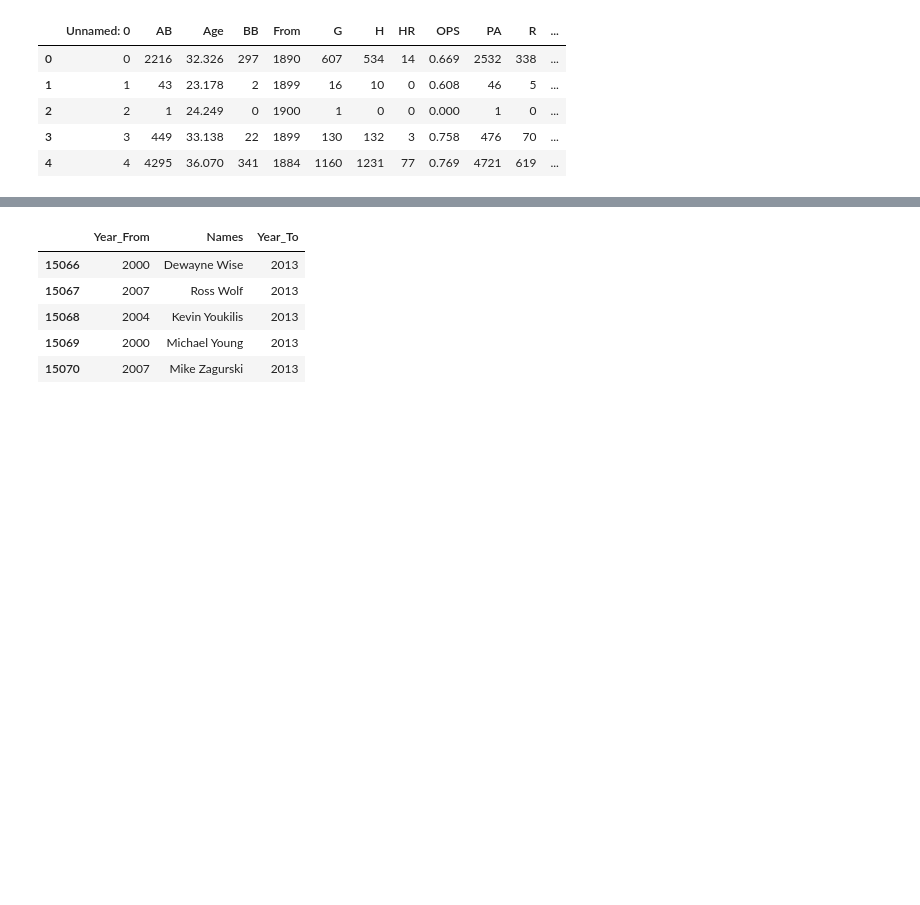
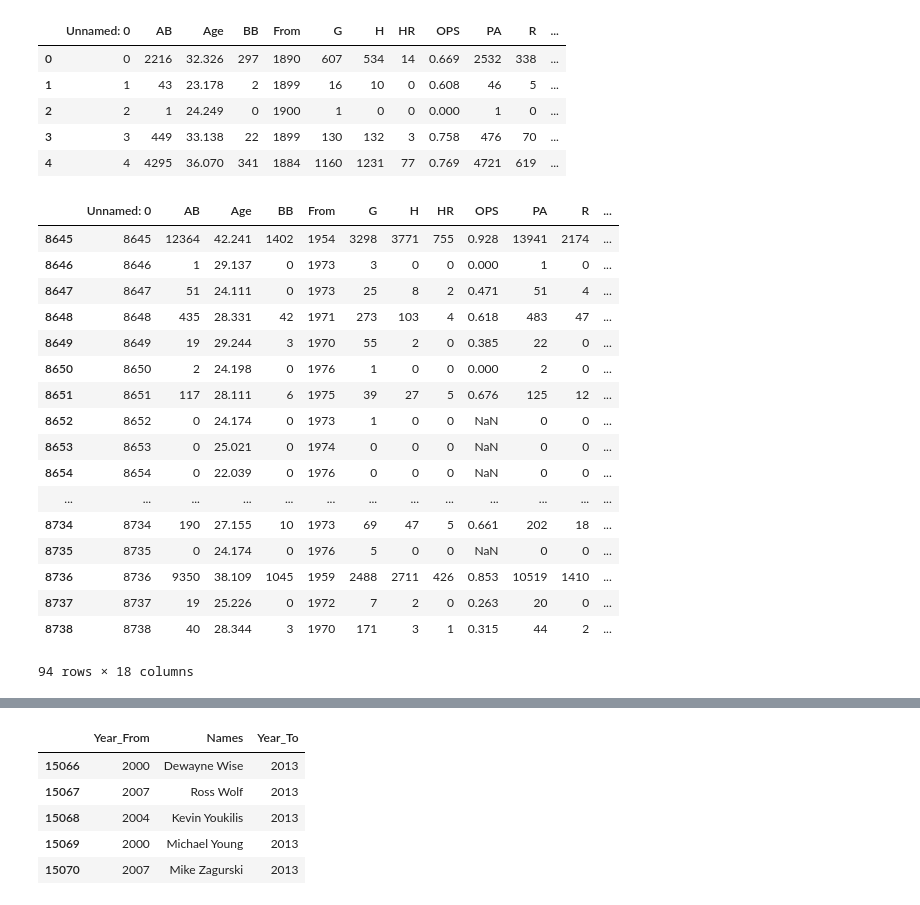
Before and after one commit to JulienAssouline/data-studios-projects, a Jupyter notebook: code/Baseball_life/Baseball life analysis.ipynb, the cells around one changed output, grey strips where cells are left out. Drawn from its saved outputs; the diff is of its cells as text; code cells hidden in the pictures; blank space fills up the shorter version.

```diff
--- a/code/Baseball_life/Baseball life analysis.ipynb
+++ b/code/Baseball_life/Baseball life analysis.ipynb
@@ -12,3 +12,24 @@ Baseball_careers.head()
 | 2 | 2 | 1 | 24.249 | 0 | 1900 | 1 | 0 | 0 | 0.000 | 1 | 0 | ... |
 | 3 | 3 | 449 | 33.138 | 22 | 1899 | 130 | 132 | 3 | 0.758 | 476 | 70 | ... |
 | 4 | 4 | 4295 | 36.070 | 341 | 1884 | 1160 | 1231 | 77 | 0.769 | 4721 | 619 | ... |
+# %%
+Baseball_careers[Baseball_careers["To"] == 1976]
+# %% [output]
+|  | Unnamed: 0 | AB | Age | BB | From | G | H | HR | OPS | PA | R | ... |
+| 8645 | 8645 | 12364 | 42.241 | 1402 | 1954 | 3298 | 3771 | 755 | 0.928 | 13941 | 2174 | ... |
+| 8646 | 8646 | 1 | 29.137 | 0 | 1973 | 3 | 0 | 0 | 0.000 | 1 | 0 | ... |
+| 8647 | 8647 | 51 | 24.111 | 0 | 1973 | 25 | 8 | 2 | 0.471 | 51 | 4 | ... |
+| 8648 | 8648 | 435 | 28.331 | 42 | 1971 | 273 | 103 | 4 | 0.618 | 483 | 47 | ... |
+| 8649 | 8649 | 19 | 29.244 | 3 | 1970 | 55 | 2 | 0 | 0.385 | 22 | 0 | ... |
+| 8650 | 8650 | 2 | 24.198 | 0 | 1976 | 1 | 0 | 0 | 0.000 | 2 | 0 | ... |
+| 8651 | 8651 | 117 | 28.111 | 6 | 1975 | 39 | 27 | 5 | 0.676 | 125 | 12 | ... |
+| 8652 | 8652 | 0 | 24.174 | 0 | 1973 | 1 | 0 | 0 | NaN | 0 | 0 | ... |
+| 8653 | 8653 | 0 | 25.021 | 0 | 1974 | 0 | 0 | 0 | NaN | 0 | 0 | ... |
+| 8654 | 8654 | 0 | 22.039 | 0 | 1976 | 0 | 0 | 0 | NaN | 0 | 0 | ... |
+| ... | ... | ... | ... | ... | ... | ... | ... | ... | ... | ... | ... | ... |
+| 8734 | 8734 | 190 | 27.155 | 10 | 1973 | 69 | 47 | 5 | 0.661 | 202 | 18 | ... |
+| 8735 | 8735 | 0 | 24.174 | 0 | 1976 | 5 | 0 | 0 | NaN | 0 | 0 | ... |
+| 8736 | 8736 | 9350 | 38.109 | 1045 | 1959 | 2488 | 2711 | 426 | 0.853 | 10519 | 1410 | ... |
+| 8737 | 8737 | 19 | 25.226 | 0 | 1972 | 7 | 2 | 0 | 0.263 | 20 | 0 | ... |
+| 8738 | 8738 | 40 | 28.344 | 3 | 1970 | 171 | 3 | 1 | 0.315 | 44 | 2 | ... |
+94 rows × 18 columns
```
Also changed, not shown: parts of 7 cells of this notebook, 9 other files.
